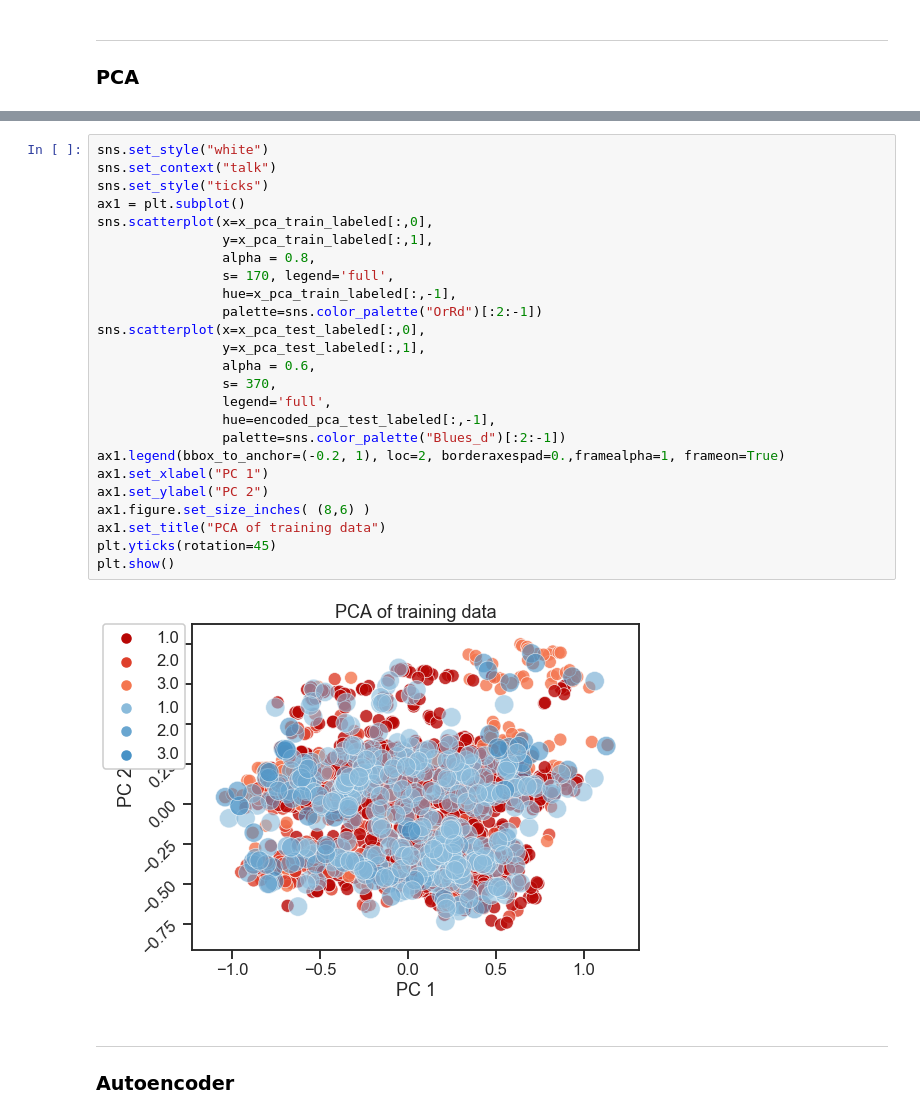
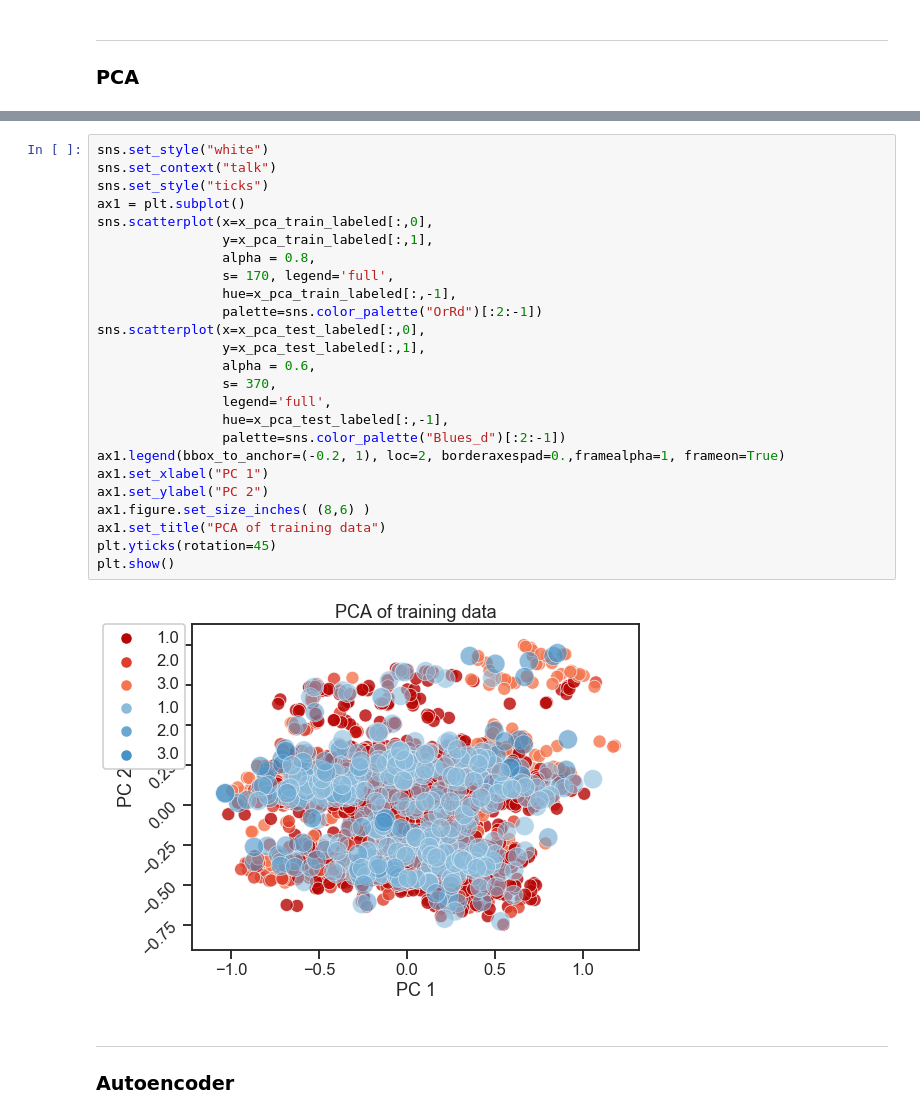
Before and after one commit to TomasSuarezL/oss-stage-2019, a Jupyter notebook: CTG Dataset/CTG_dataset_autoencoder.ipynb, the cells around one changed output, grey strips where cells are left out. Saved outputs shown, nothing was run; the diff lists cells and outputs as text.

```diff
--- a/CTG Dataset/CTG_dataset_autoencoder.ipynb
+++ b/CTG Dataset/CTG_dataset_autoencoder.ipynb
@@ -87,30 +87,30 @@ pca.explained_variance_ratio_.sum()
 # %%
 sns.set_style("white")
 sns.set_context("talk")
 sns.set_style("ticks")
 ax1 = plt.subplot()
 sns.scatterplot(x=x_pca_train_labeled[:,0],
                 y=x_pca_train_labeled[:,1],
                 alpha = 0.8,
                 s= 170, legend='full',
                 hue=x_pca_train_labeled[:,-1],
                 palette=sns.color_palette("OrRd")[:2:-1])
 sns.scatterplot(x=x_pca_test_labeled[:,0],
                 y=x_pca_test_labeled[:,1],
                 alpha = 0.6,
                 s= 370,
                 legend='full',
-                hue=encoded_pca_test_labeled[:,-1],
+                hue=x_pca_test_labeled[:,-1],
                 palette=sns.color_palette("Blues_d")[:2:-1])
 ax1.legend(bbox_to_anchor=(-0.2, 1), loc=2, borderaxespad=0.,framealpha=1, frameon=True)
 ax1.set_xlabel("PC 1")
 ax1.set_ylabel("PC 2")
 ax1.figure.set_size_inches( (8,6) )
 ax1.set_title("PCA of training data")
 plt.yticks(rotation=45)
 plt.show()
 # %% [output]
-[figure, old version]
+[figure, new version]
 # %% [markdown]
 __________________________________________
 ### Autoencoder
```
Also changed, not shown: parts of 7 cells of this notebook, 9 other files.
